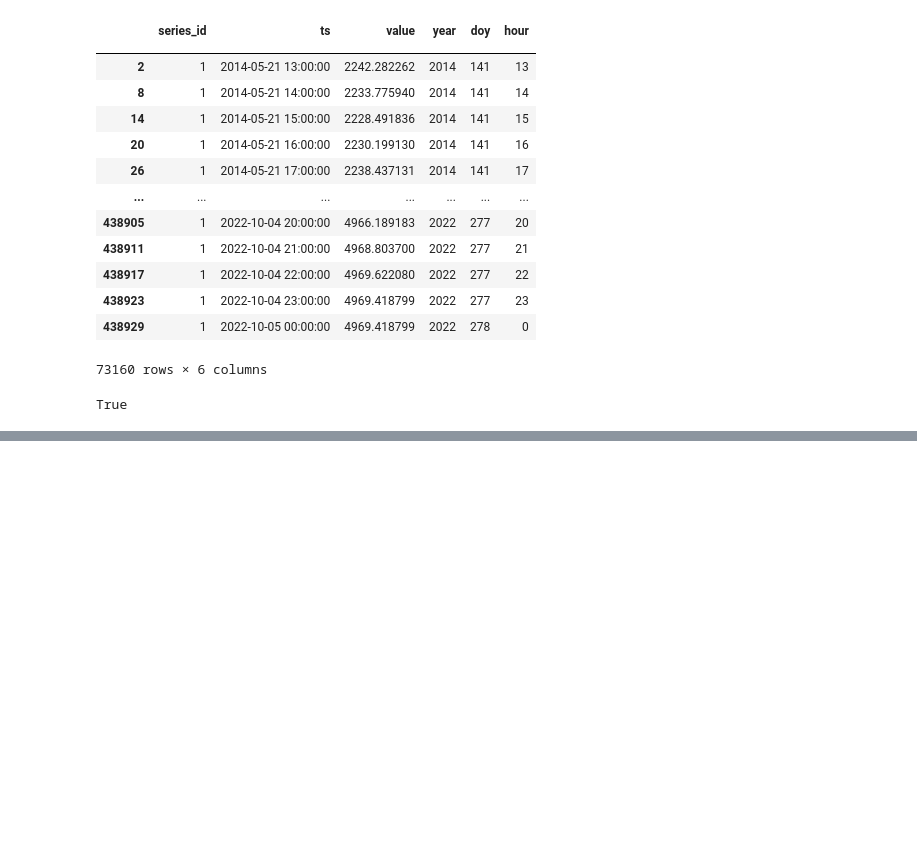
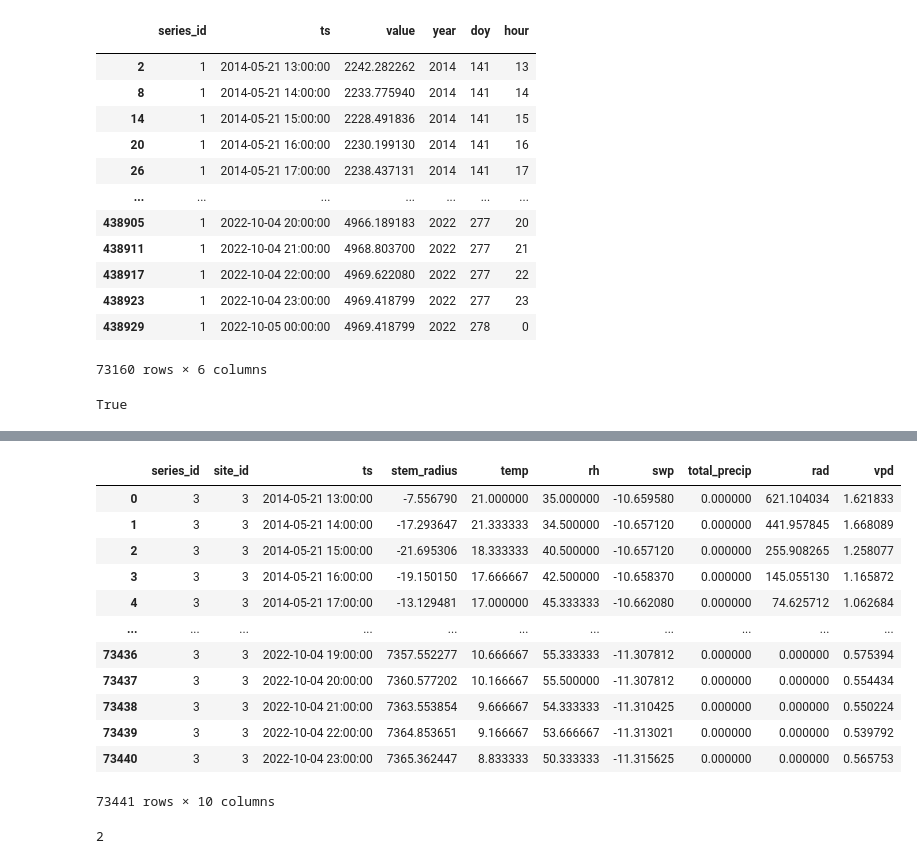
Before and after one commit to treenet/treenetai, a Jupyter notebook: task_scripts/data_statistics.ipynb, the cells around one changed output, grey strips where cells are left out. Cells and saved outputs as stored; diff of their text form; code cells hidden in the pictures; blank space fills up the shorter version.

```diff
--- a/task_scripts/data_statistics.ipynb
+++ b/task_scripts/data_statistics.ipynb
@@ -848,0 +864,16 @@ NameError: name 'Index' is not defined
+# %%
+combined[3]
+# %% [output]
+|  | series_id | site_id | ts | stem_radius | temp | rh | swp | total_precip | rad | vpd |
+| 0 | 3 | 3 | 2014-05-21 13:00:00 | -7.556790 | 21.000000 | 35.000000 | -10.659580 | 0.000000 | 621.104034 | 1.621833 |
+| 1 | 3 | 3 | 2014-05-21 14:00:00 | -17.293647 | 21.333333 | 34.500000 | -10.657120 | 0.000000 | 441.957845 | 1.668089 |
+| 2 | 3 | 3 | 2014-05-21 15:00:00 | -21.695306 | 18.333333 | 40.500000 | -10.657120 | 0.000000 | 255.908265 | 1.258077 |
+| 3 | 3 | 3 | 2014-05-21 16:00:00 | -19.150150 | 17.666667 | 42.500000 | -10.658370 | 0.000000 | 145.055130 | 1.165872 |
+| 4 | 3 | 3 | 2014-05-21 17:00:00 | -13.129481 | 17.000000 | 45.333333 | -10.662080 | 0.000000 | 74.625712 | 1.062684 |
+| ... | ... | ... | ... | ... | ... | ... | ... | ... | ... | ... |
+| 73436 | 3 | 3 | 2022-10-04 19:00:00 | 7357.552277 | 10.666667 | 55.333333 | -11.307812 | 0.000000 | 0.000000 | 0.575394 |
+| 73437 | 3 | 3 | 2022-10-04 20:00:00 | 7360.577202 | 10.166667 | 55.500000 | -11.307812 | 0.000000 | 0.000000 | 0.554434 |
+| 73438 | 3 | 3 | 2022-10-04 21:00:00 | 7363.553854 | 9.666667 | 54.333333 | -11.310425 | 0.000000 | 0.000000 | 0.550224 |
+| 73439 | 3 | 3 | 2022-10-04 22:00:00 | 7364.853651 | 9.166667 | 53.666667 | -11.313021 | 0.000000 | 0.000000 | 0.539792 |
+| 73440 | 3 | 3 | 2022-10-04 23:00:00 | 7365.362447 | 8.833333 | 50.333333 | -11.315625 | 0.000000 | 0.000000 | 0.565753 |
+73441 rows × 10 columns
@@ -848,0 +887,4 @@ NameError: name 'Index' is not defined
+# %%
+meta_id[3].site_id
+# %% [output]
+2
```
Also changed, not shown: parts of 32 cells of this notebook, 11 other files.
